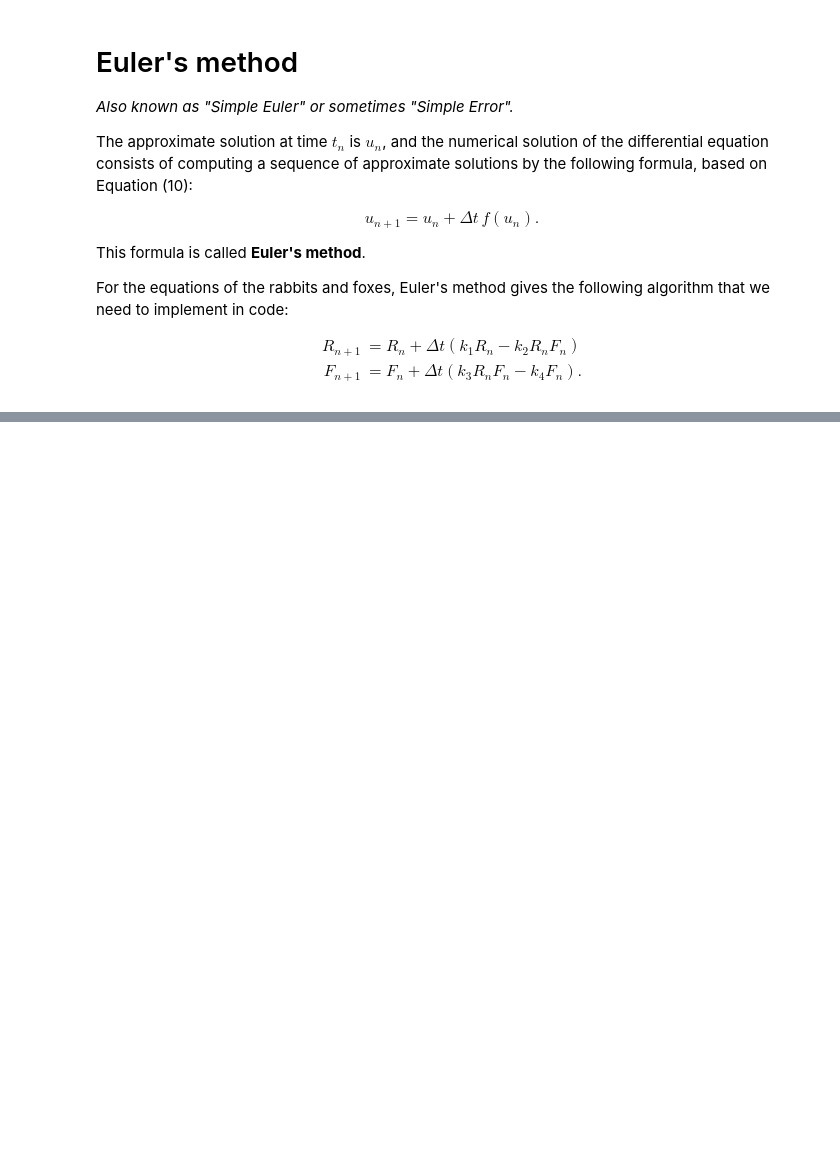
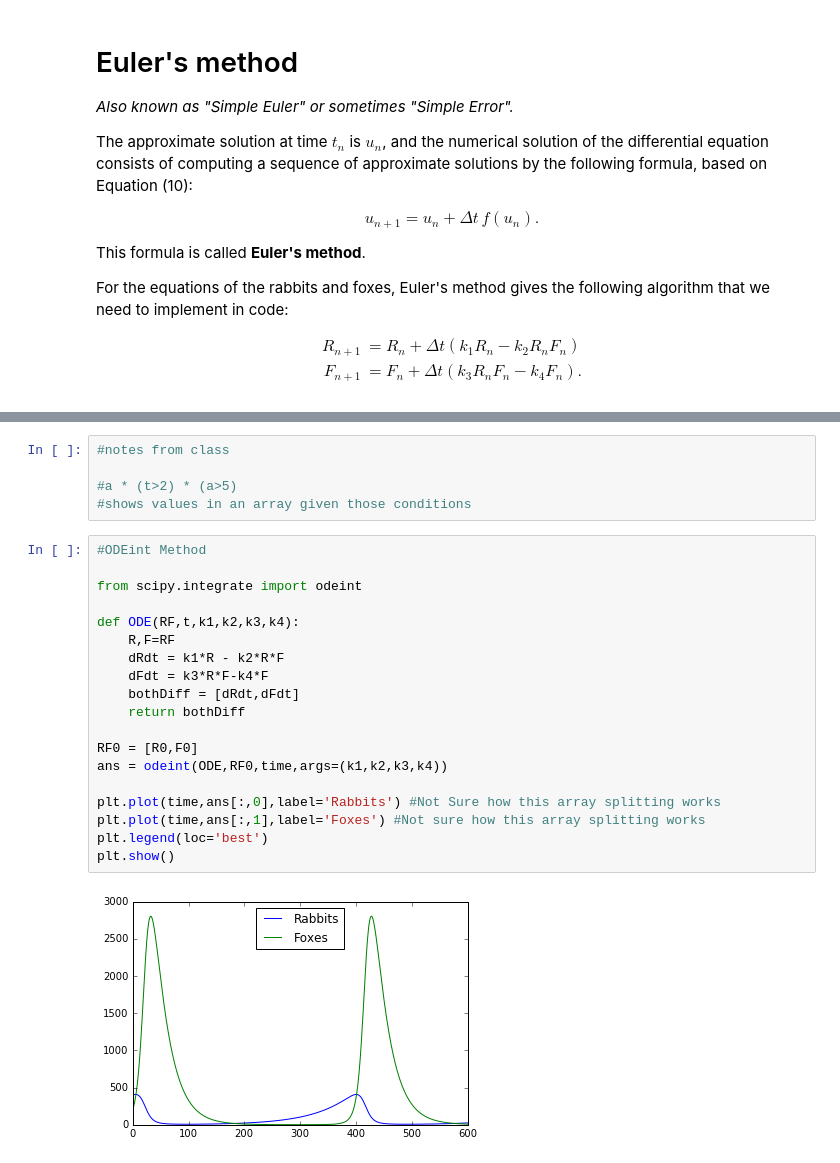
Before and after one commit to yujiazhang84/rabbits-and-foxes-JoeLaviano, a Jupyter notebook: rabbits-and-foxes.ipynb, the cells around one changed output, grey strips where cells are left out. Drawn from its saved outputs; the diff is of its cells as text; blank space fills up the shorter version.

Commit message:
Added ODE Method

```diff
--- a/rabbits-and-foxes.ipynb
+++ b/rabbits-and-foxes.ipynb
@@ -64,0 +94,26 @@ from matplotlib import pyplot as plt
+# %%
+#notes from class
+
+#a * (t>2) * (a>5)
+#shows values in an array given those conditions
+# %%
+#ODEint Method
+
+from scipy.integrate import odeint
+
+def ODE(RF,t,k1,k2,k3,k4):
+    R,F=RF
+    dRdt = k1*R - k2*R*F
+    dFdt = k3*R*F-k4*F
+    bothDiff = [dRdt,dFdt]
+    return bothDiff
+
+RF0 = [R0,F0]
+ans = odeint(ODE,RF0,time,args=(k1,k2,k3,k4))
+
+plt.plot(time,ans[:,0],label='Rabbits') #Not Sure how this array splitting works
+plt.plot(time,ans[:,1],label='Foxes') #Not sure how this array splitting works
+plt.legend(loc='best')
+plt.show()
+# %% [output]
+[figure, added]
```
Also changed, not shown: parts of 6 cells of this notebook.
